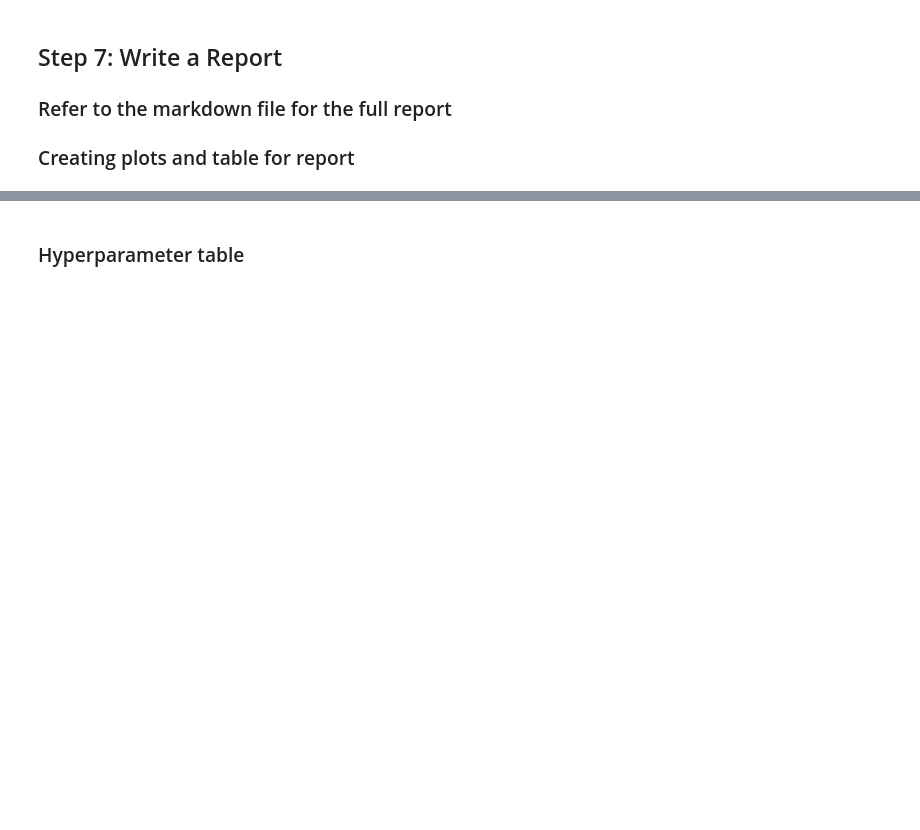
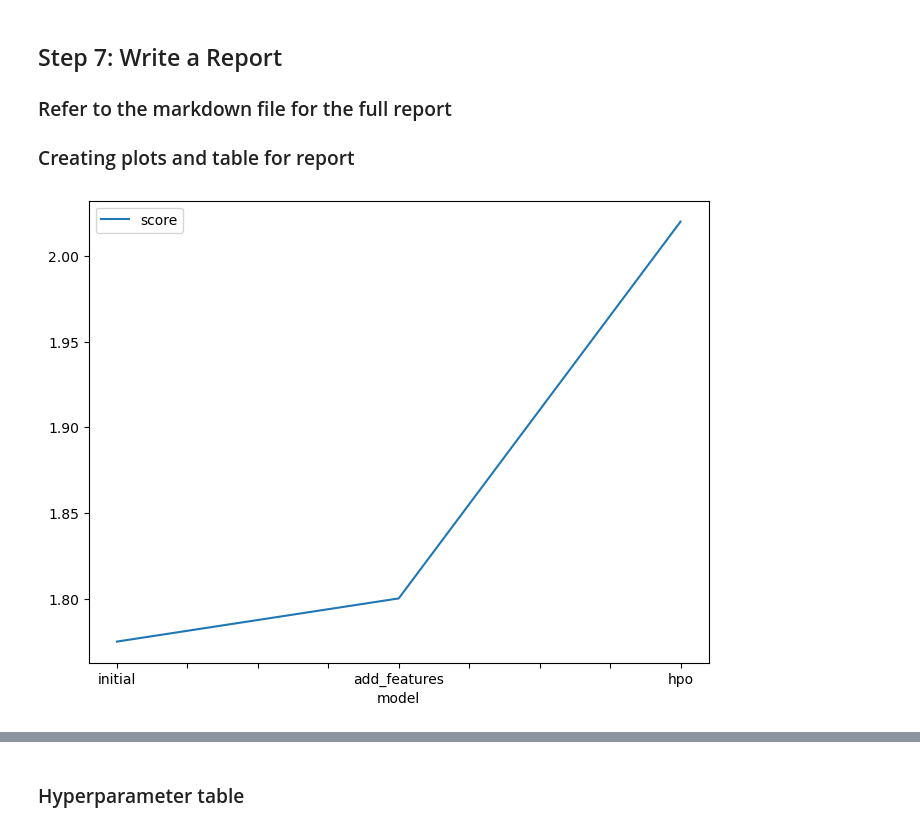
Before and after one commit to rafiulhc/bike-sharing-AutoML, a Jupyter notebook: project/project-template.ipynb, the cells around one changed output, grey strips where cells are left out. Saved outputs shown, nothing was run; the diff lists cells and outputs as text; code cells hidden in the pictures; blank space fills up the shorter version.

```diff
--- a/project/project-template.ipynb
+++ b/project/project-template.ipynb
@@ -365,13 +554,15 @@ submission_new_hpo.to_csv("submission_new_hpo.csv", index=False)
 # %%
 # Taking the top model score from each training run and creating a line plot to show improvement
 # You can create these in the notebook and save them to PNG or use some other tool (e.g. google sheets, excel)
 fig = pd.DataFrame(
     {
         "model": ["initial", "add_features", "hpo"],
-        "score": [?, ?, ?]
+        "score": [1.7749, 1.8001, 2.0201]
     }
 ).plot(x="model", y="score", figsize=(8, 6)).get_figure()
 fig.savefig('model_train_score.png')
+# %% [output]
+[figure, added]
 # %%
 # Take the 3 kaggle scores and creating a line plot to show improvement
 fig = pd.DataFrame(
```
Also changed, not shown: parts of 36 cells of this notebook, 10 other files.
